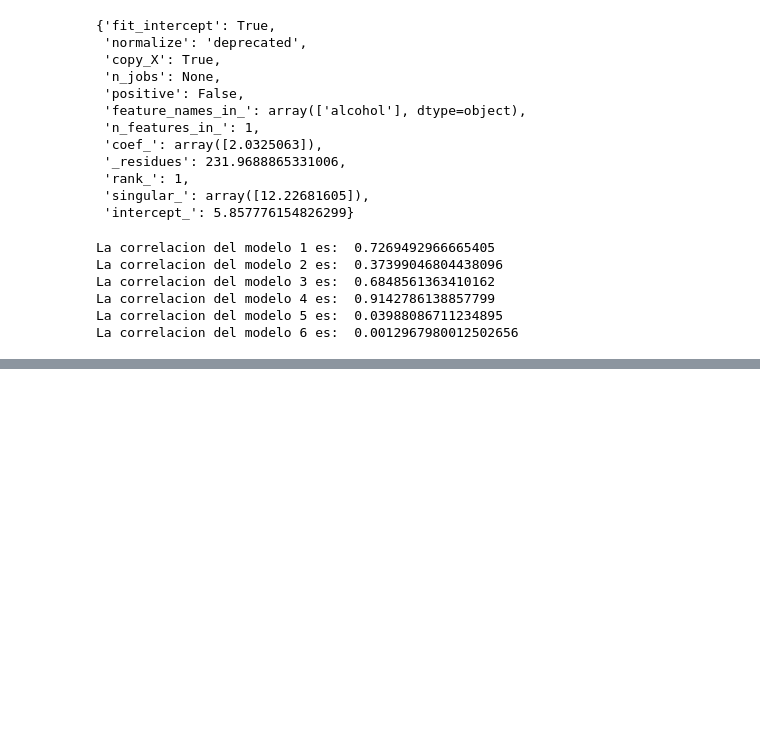
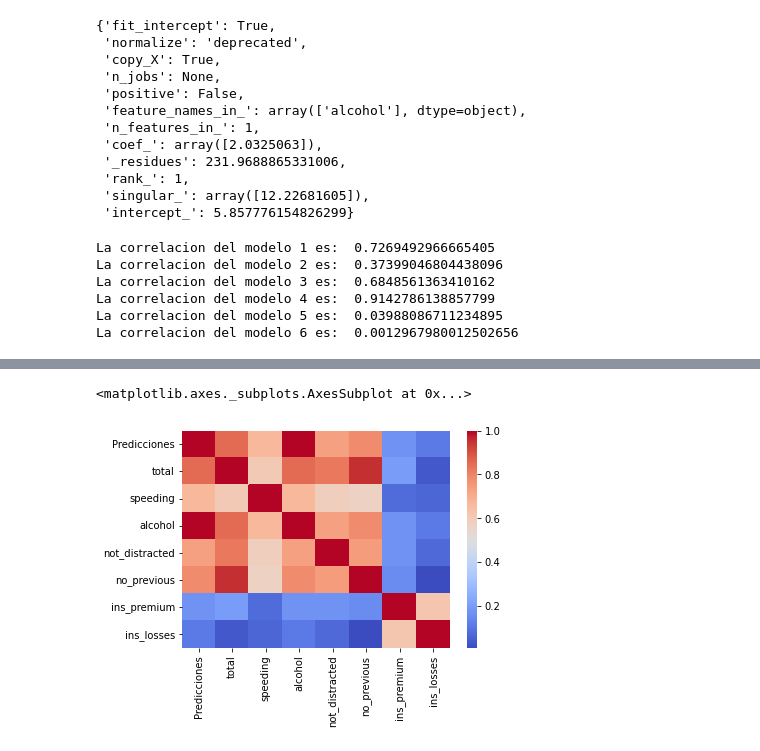
Before and after one commit to ReginaAbedrop/TI3002C, a Jupyter notebook: Regresion_lineal.ipynb, the cells around one changed output, grey strips where cells are left out. Drawn from its saved outputs; the diff is of its cells as text; code cells hidden in the pictures; blank space fills up the shorter version.

```diff
--- a/Regresion_lineal.ipynb
+++ b/Regresion_lineal.ipynb
@@ -119,0 +181,4 @@ La correlacion del modelo 6 es:  0.0012967980012502656
+# %%
+#Encontramos todas las correlaciones entre las variables
+Corr_Factors=df.corr()
+Corr_Factors
@@ -119,0 +195,4 @@ La correlacion del modelo 6 es:  0.0012967980012502656
+# %%
+#Encontramos el valor absoluto de todas las correlaciones entre las variables
+Corr_Factors1= abs(Corr_Factors)
+Corr_Factors1
@@ -119,0 +209,7 @@ La correlacion del modelo 6 es:  0.0012967980012502656
+# %%
+#Graficamos el mapa de calor de los coeficientes de correlación
+Heat_Map= sns.heatmap(Corr_Factors1, cmap = 'coolwarm')
+Heat_Map
+# %% [output]
+<matplotlib.axes._subplots.AxesSubplot at 0x...>
+[figure, added]
```
Also changed, not shown: parts of 14 cells of this notebook.
